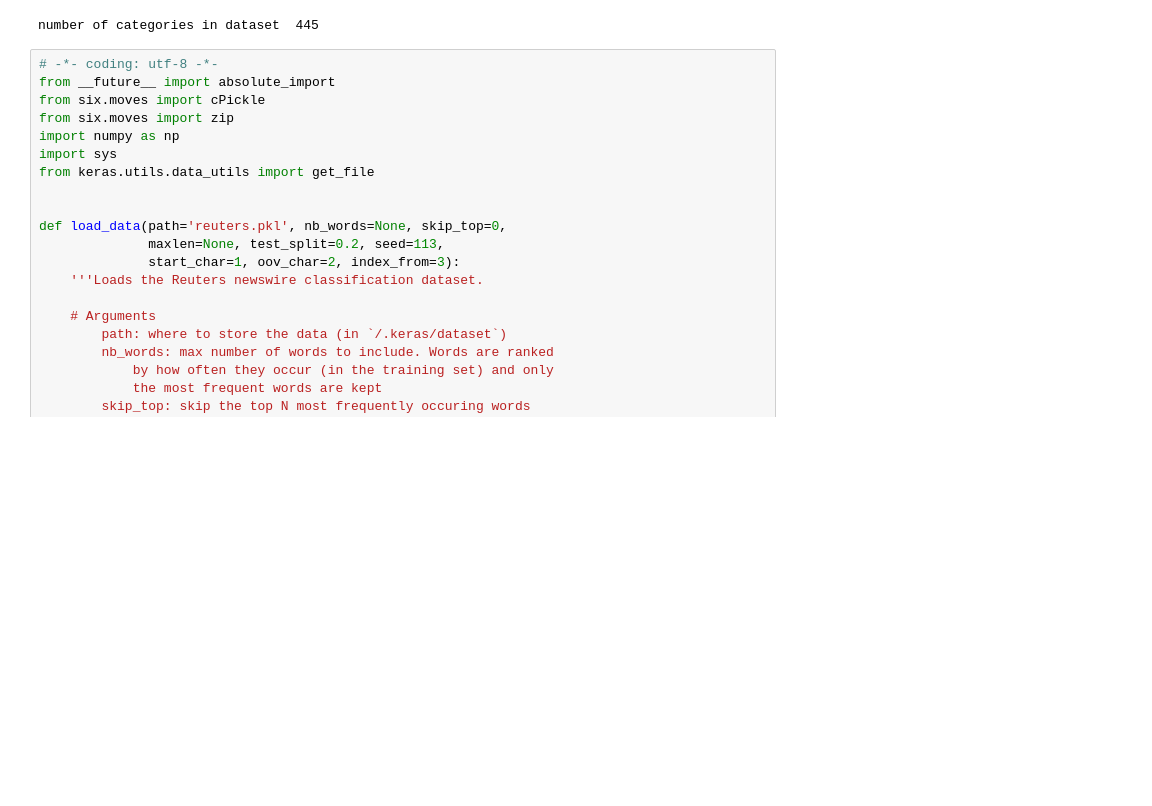
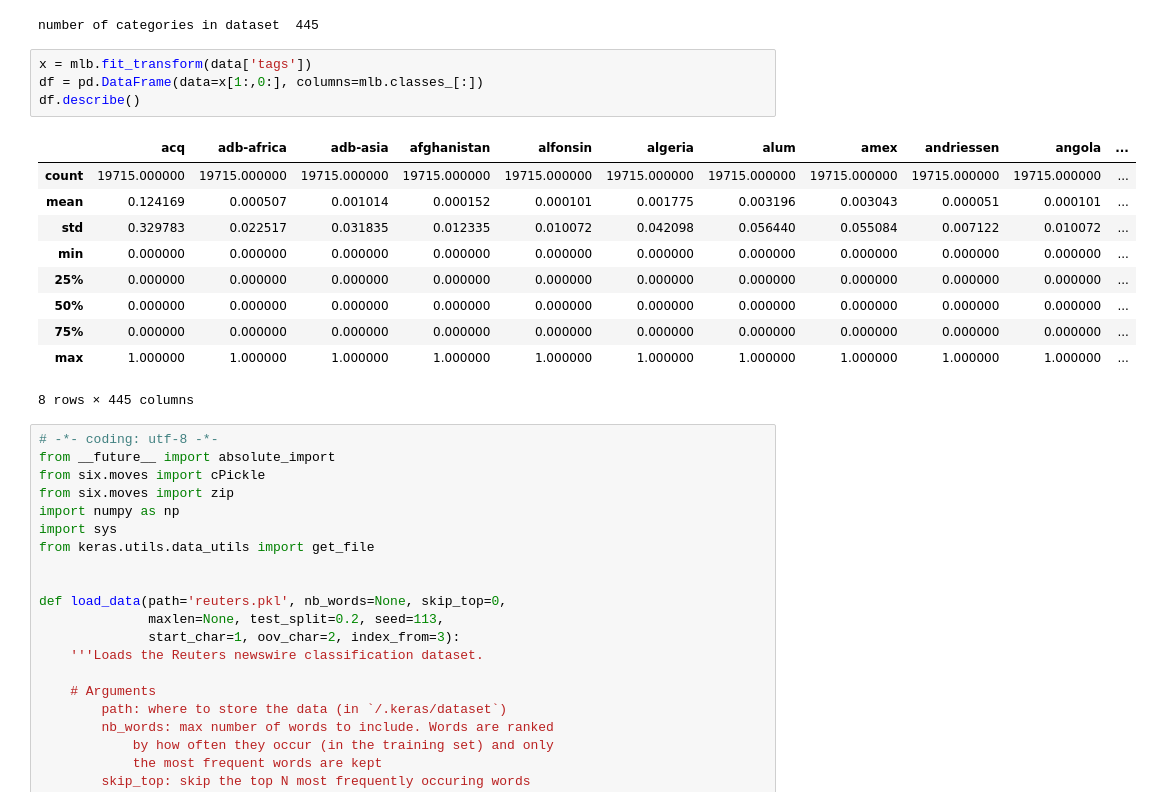
Before and after one commit to asnatm/NLPHW2, a Jupyter notebook: plot_out_of_core_classification.ipynb, the cells around one changed output. Saved outputs shown, nothing was run; the diff lists cells and outputs as text; blank space fills up the shorter version.

```diff
--- a/plot_out_of_core_classification.ipynb
+++ b/plot_out_of_core_classification.ipynb
@@ -627,6 +625,21 @@ print("number of categories in dataset ",len(mlb.classes_))
 #print(mlb.classes_)
 # %% [output]
 number of categories in dataset  445
+# %%
+x = mlb.fit_transform(data['tags'])
+df = pd.DataFrame(data=x[1:,0:], columns=mlb.classes_[:])
+df.describe()
+# %% [output]
+|  | acq | adb-africa | adb-asia | afghanistan | alfonsin | algeria | alum | amex | andriessen | angola | ... |
+| count | 19715.000000 | 19715.000000 | 19715.000000 | 19715.000000 | 19715.000000 | 19715.000000 | 19715.000000 | 19715.000000 | 19715.000000 | 19715.000000 | ... |
+| mean | 0.124169 | 0.000507 | 0.001014 | 0.000152 | 0.000101 | 0.001775 | 0.003196 | 0.003043 | 0.000051 | 0.000101 | ... |
+| std | 0.329783 | 0.022517 | 0.031835 | 0.012335 | 0.010072 | 0.042098 | 0.056440 | 0.055084 | 0.007122 | 0.010072 | ... |
+| min | 0.000000 | 0.000000 | 0.000000 | 0.000000 | 0.000000 | 0.000000 | 0.000000 | 0.000000 | 0.000000 | 0.000000 | ... |
+| 25% | 0.000000 | 0.000000 | 0.000000 | 0.000000 | 0.000000 | 0.000000 | 0.000000 | 0.000000 | 0.000000 | 0.000000 | ... |
+| 50% | 0.000000 | 0.000000 | 0.000000 | 0.000000 | 0.000000 | 0.000000 | 0.000000 | 0.000000 | 0.000000 | 0.000000 | ... |
+| 75% | 0.000000 | 0.000000 | 0.000000 | 0.000000 | 0.000000 | 0.000000 | 0.000000 | 0.000000 | 0.000000 | 0.000000 | ... |
+| max | 1.000000 | 1.000000 | 1.000000 | 1.000000 | 1.000000 | 1.000000 | 1.000000 | 1.000000 | 1.000000 | 1.000000 | ... |
+8 rows × 445 columns
 # %%
 # -*- coding: utf-8 -*-
 from __future__ import absolute_import
```
Also changed, not shown: parts of 1 cell of this notebook.
